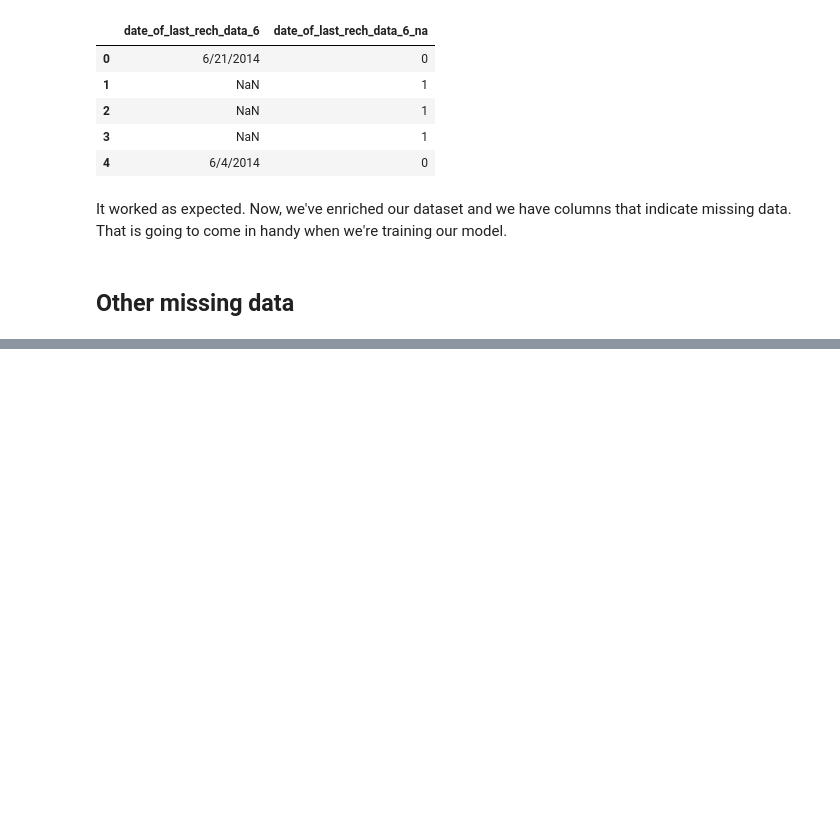
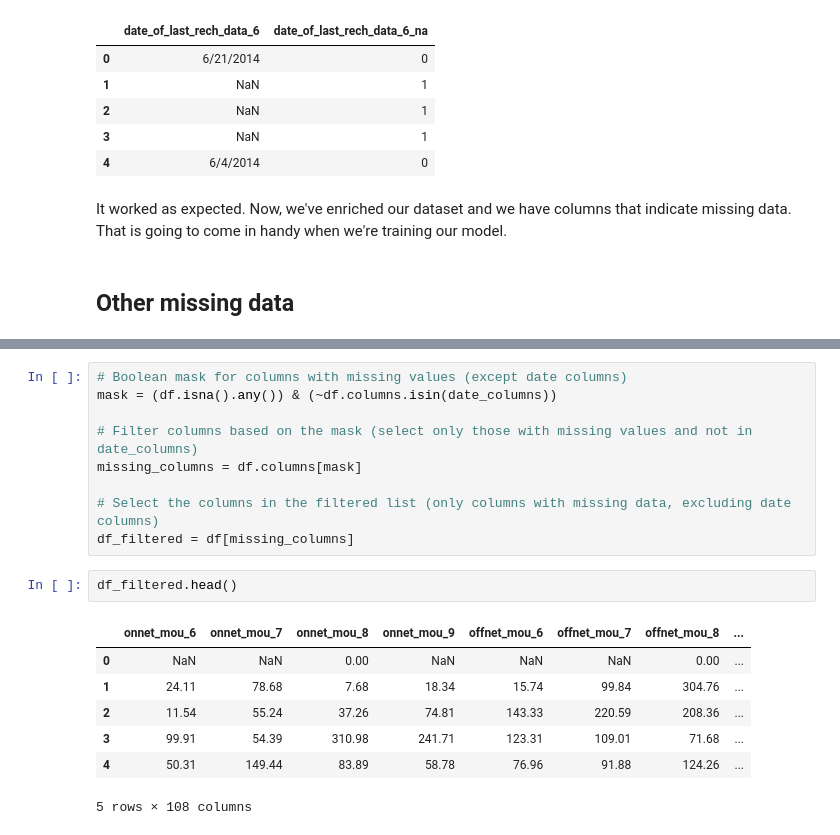
Before and after one commit to arthurcab/churn-prediction, a Jupyter notebook: notebooks/Data Preprocessing.ipynb, the cells around one changed output, grey strips where cells are left out. Cells and saved outputs as stored; diff of their text form; blank space fills up the shorter version.

Commit message:
dealing with missing values, WIP

```diff
--- a/notebooks/Data Preprocessing.ipynb
+++ b/notebooks/Data Preprocessing.ipynb
@@ -434,0 +454,19 @@ It worked as expected. Now, we've enriched our dataset and we have columns that
+# %%
+# Boolean mask for columns with missing values (except date columns)
+mask = (df.isna().any()) & (~df.columns.isin(date_columns))
+
+# Filter columns based on the mask (select only those with missing values and not in date_columns)
+missing_columns = df.columns[mask]
+
+# Select the columns in the filtered list (only columns with missing data, excluding date columns)
+df_filtered = df[missing_columns]
+# %%
+df_filtered.head()
+# %% [output]
+|  | onnet_mou_6 | onnet_mou_7 | onnet_mou_8 | onnet_mou_9 | offnet_mou_6 | offnet_mou_7 | offnet_mou_8 | ... |
+| 0 | NaN | NaN | 0.00 | NaN | NaN | NaN | 0.00 | ... |
+| 1 | 24.11 | 78.68 | 7.68 | 18.34 | 15.74 | 99.84 | 304.76 | ... |
+| 2 | 11.54 | 55.24 | 37.26 | 74.81 | 143.33 | 220.59 | 208.36 | ... |
+| 3 | 99.91 | 54.39 | 310.98 | 241.71 | 123.31 | 109.01 | 71.68 | ... |
+| 4 | 50.31 | 149.44 | 83.89 | 58.78 | 76.96 | 91.88 | 124.26 | ... |
+5 rows × 108 columns
```
Also changed, not shown: parts of 2 cells of this notebook.
